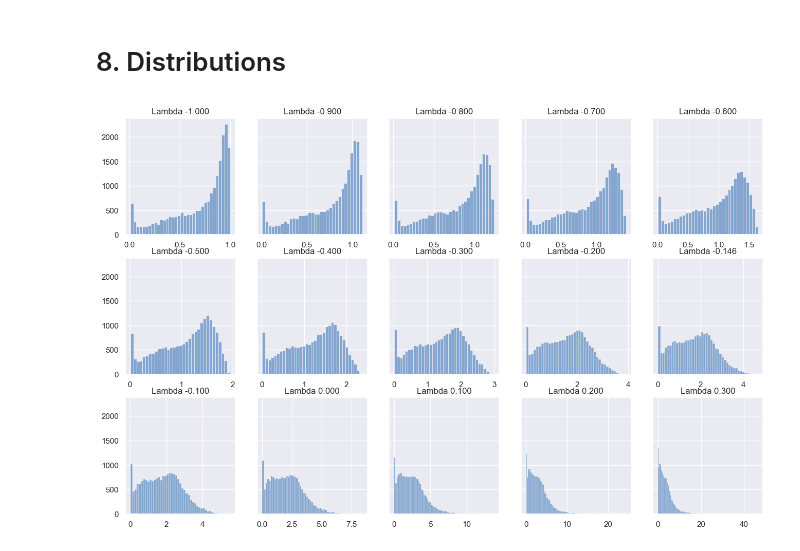
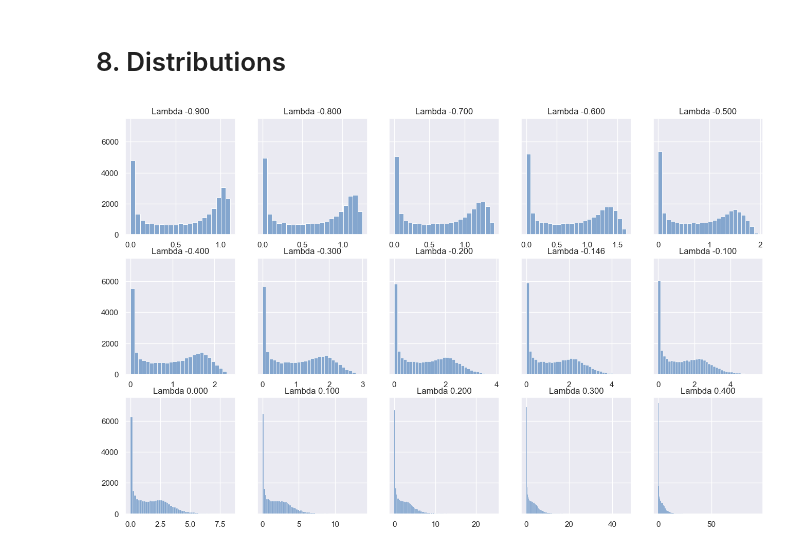
Before and after one commit to up4472/upolanc-thesis, a Jupyter notebook: notebook/nbp02-anndata.ipynb, the cells around one changed output. Cells and saved outputs as stored; diff of their text form; code cells hidden in the pictures.

```diff
--- a/notebook/nbp02-anndata.ipynb
+++ b/notebook/nbp02-anndata.ipynb
@@ -592,11 +619,11 @@ for name, function in functions :
 	if name == 'min' : continue
 
 	feature_anndata.tpm_histplot(
-		data     = anndata,
+		data     = anndata[:, keep_transcript],
 		layer    = 'boxcox1p',
 		function = function,
 		filters  = None,
-		filename = os.path.join(OUT_PLOT, 'distribution-boxcox1p-' + name)
+		filename = os.path.join(OUT_PLOT, 'distribution-boxcox1p-keep-' + name)
 	)
 
 	matplotlib.pyplot.show()
@@ -693,11 +749,11 @@ for name, function in functions :
 	if name == 'min' : continue
 
 	feature_anndata.tpm_histplot(
-		data     = anndata,
+		data     = anndata[:, keep_transcript],
 		layer    = 'normal',
 		function = function,
 		filters  = None,
-		filename = os.path.join(OUT_PLOT, 'distribution-nornal-' + name)
+		filename = os.path.join(OUT_PLOT, 'distribution-nornal-keep-' + name)
 	)
 
 	matplotlib.pyplot.show()
@@ -788,15 +873,17 @@ Total elements >  0.0 :  43,845,537 [ 52.26 %]
 # %% [markdown]
 ## 6.1 Distribution
 # %%
-# Display standard tpm value distribution per gene
+# Display normal tpm value distribution per gene
 
 for name, function in functions :
+	if name == 'min' : continue
+
 	feature_anndata.tpm_histplot(
-		data     = anndata,
+		data     = anndata[:, keep_transcript],
 		layer    = 'standard',
 		function = function,
 		filters  = None,
-		filename = os.path.join(OUT_PLOT, 'distribution-standard-' + name)
+		filename = os.path.join(OUT_PLOT, 'distribution-standard-keep-' + name)
 	)
 
 	matplotlib.pyplot.show()
@@ -833,0 +909,15 @@ Genes above 90th percentile [  -1.440488] :  2,058
+# %%
+# Display normal tpm value distribution per gene
+
+for name, function in functions :
+	if name == 'min' : continue
+
+	feature_anndata.tpm_histplot(
+		data     = anndata[:, drop_transcript],
+		layer    = 'standard',
+		function = function,
+		filters  = None,
+		filename = os.path.join(OUT_PLOT, 'distribution-standard-drop-' + name)
+	)
+
+	matplotlib.pyplot.show()
@@ -926,11 +1036,11 @@ writer.write_csv(
 LMBDA = boxcox_factors['lambda']
 EPS   = boxcox_factors['eps']
 
-lambdas = [
-	-1.0, -0.9, -0.8, -0.7, -0.6,
-	-0.5, -0.4, -0.3, -0.2, LMBDA,
-	-0.1,  0.0,  0.1,  0.2,  0.3
-]
+lambdas = sorted([
+	-0.9, -0.8, -0.7, -0.6, -0.5,
+	-0.4, -0.3, -0.2, -0.1,  0.0,
+	 0.1,  0.2,  0.3,  0.4, LMBDA
+])
 
 fig, ax = matplotlib.pyplot.subplots(
 	nrows   = 3,
@@ -957,31 +1067,31 @@ for index, lmbda in enumerate(lambdas) :
 
 		matrix = anndata.layers[layer]
 		title  = 'Lambda {:.3f}'.format(lmbda)
 
 	irow = index // 5
 	icol = index  % 5
 
 	data = pandas.DataFrame.from_dict({
 		'Values' : numpy.mean(matrix, axis = 0)
 	})
 
 	seaborn.histplot(
 		data  = data,
 		x     = 'Values',
 		alpha = 0.9,
 		color = '#799FCB',
 		ax    = ax[irow, icol],
 		kde   = False
 	)
 
 	ax[irow, icol].set_title(title, loc = 'center')
 	ax[irow, icol].set_ylabel(None)
 	ax[irow, icol].set_xlabel(None)
 
 matplotlib.pyplot.savefig(
 	os.path.join(OUT_PLOT, 'distribution-lambda.png'),
 	dpi    = 120,
 	format = 'png'
 )
 # %% [output]
-[figure, old version]
+[figure, new version]
```
Also changed, not shown: parts of 35 cells of this notebook, 35 other files.
